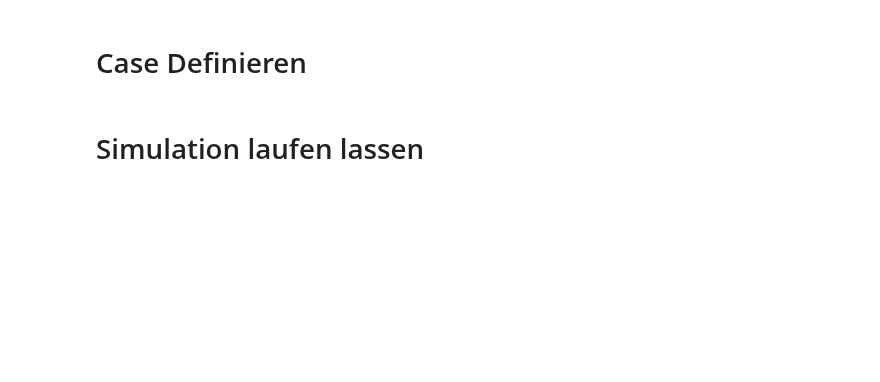
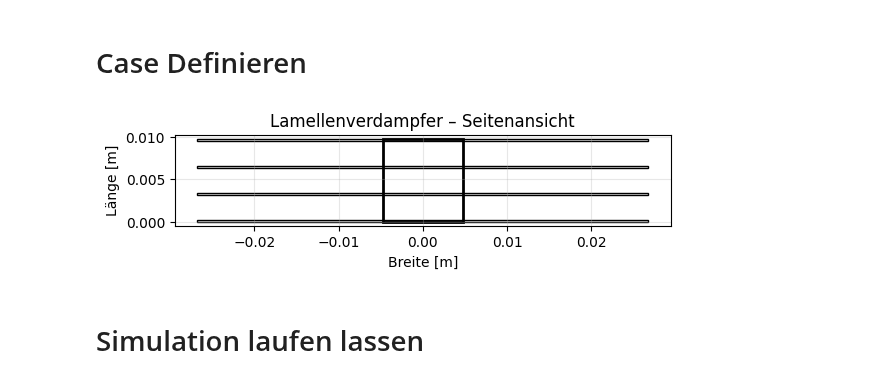
Before and after one commit to Lakito0100/MSE_VT1_luethluk, a Jupyter notebook: Examples/run_test_edge_domain.ipynb, the cells around one changed output. Drawn from its saved outputs; the diff is of its cells as text; code cells hidden in the pictures; blank space fills up the shorter version.

```diff
--- a/Examples/run_test_edge_domain.ipynb
+++ b/Examples/run_test_edge_domain.ipynb
@@ -16,7 +16,7 @@ from CoolProp.HumidAirProp import HAPropsSI
 # %% [markdown]
 # Case Definieren
 # %%
-sim_run = True
+sim_run = False
 save_data = True
 read_date_from_csv = True
 
@@ -40,35 +40,37 @@ cfg = CaseConfig(
     D_std = 2.2e-5,     # m^2/s water vapor diffusion coefficient
     C = 900,            # 1/s empirical water vapor absorbed coefficient
     isv = 2830000,      # J/kg latent heat of desublimation
 
     # refrigerant data
     T_w = T_w,          # °C wall temperature
 
     # ice data
     rho_i = 920,        # kg/m^3 ice density
     h_sub= 2830000,     # J/kg latent heat of ablimation for water vapor
 
     # numerics
-    t_end = 60*60,      # s endtime
-    dt = 1           # s time step
+    t_end = 60*10,      # s endtime
+    dt = 2.5           # s time step
 )
 
 geom = FinnTubedHX(
     n_fin = 4,           # -
     l_fin = 0.022,          # m
     fin_thickness = 0.0002,    # m
     fin_pitch = 0.0032,          # m
     d_tube_a = 0.00952,          # m
     tube_thickness = 0.025       # m
 )
 
 gs = GridShape(
     nx = 100,
     nr = 100,
     ntheta = 90
 )
 
 plot.plot_finned_tube_side(geom)
+# %% [output]
+[figure, added]
 # %% [markdown]
 # Simulation laufen lassen
 # %%
```
Also changed, not shown: parts of 4 cells of this notebook.
